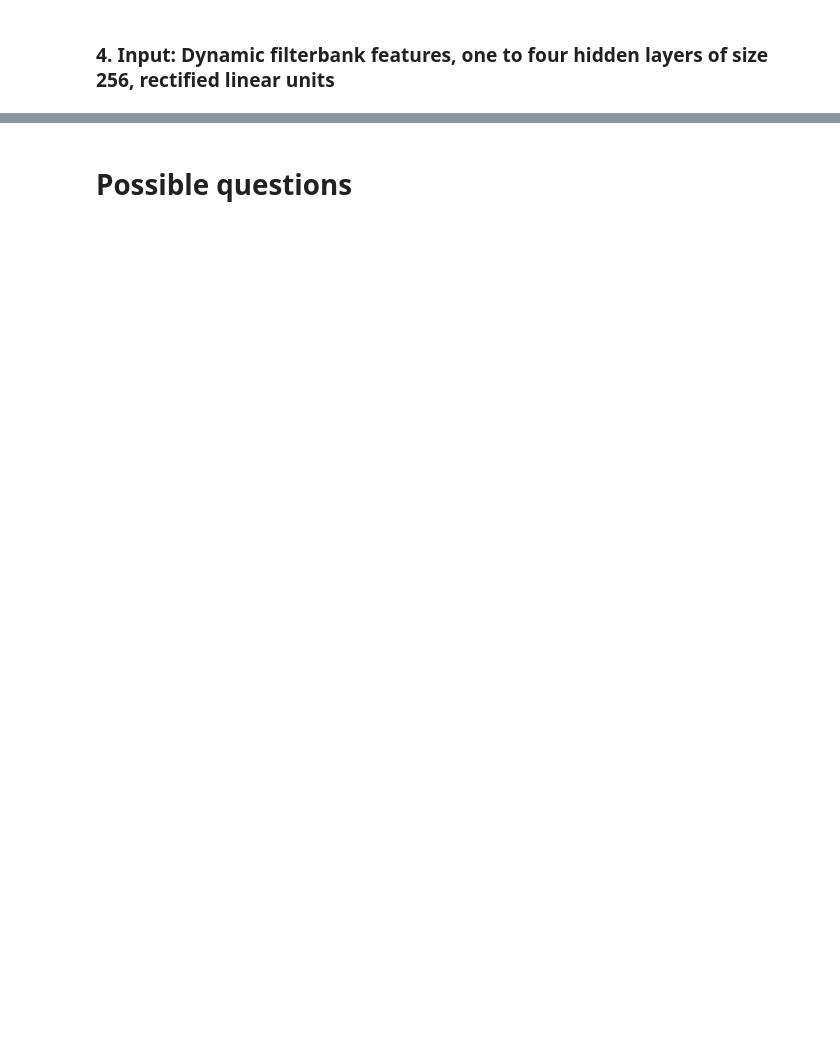
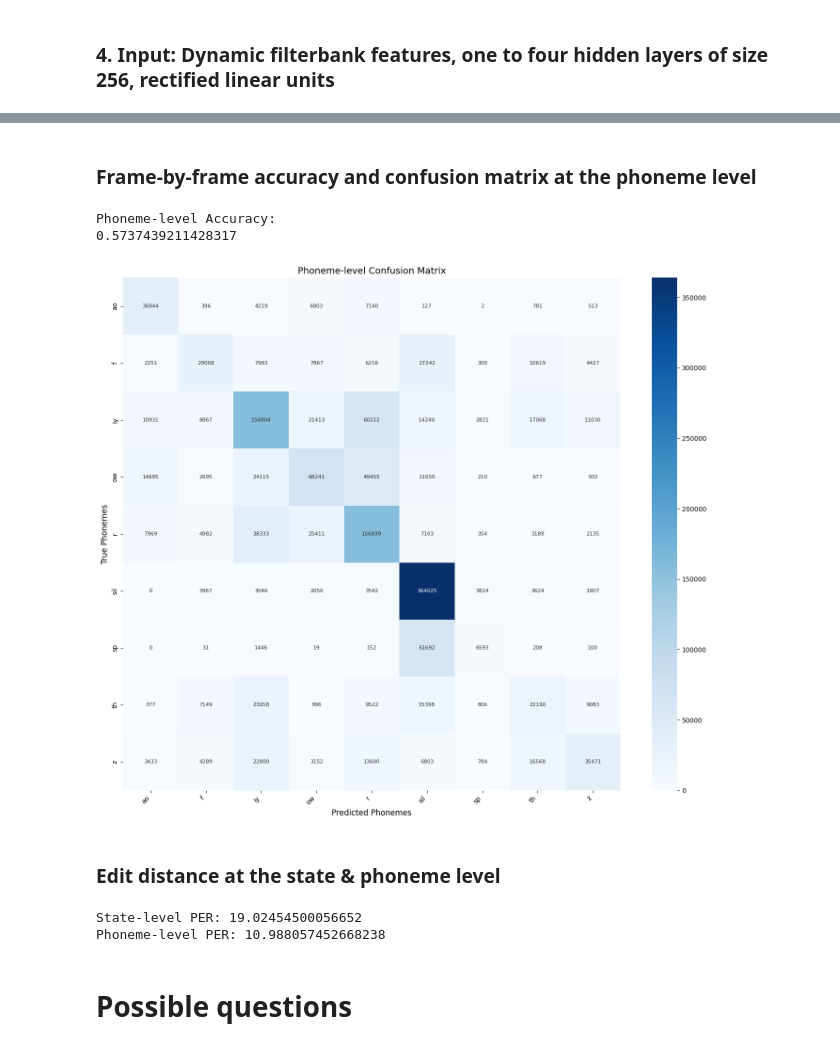
Before and after one commit to didwdidw/DT2119-Speech-and-Speaker-Recognition, a Jupyter notebook: lab3/lab3.ipynb, the cells around one changed output, grey strips where cells are left out. Drawn from its saved outputs; the diff is of its cells as text; code cells hidden in the pictures; blank space fills up the shorter version.

```diff
--- a/lab3/lab3.ipynb
+++ b/lab3/lab3.ipynb
@@ -690,0 +761,62 @@ Test Accuracy: 0.4672
+# %% [markdown]
+### Frame-by-frame accuracy and confusion matrix at the phoneme level
+# %%
+def state_to_phoneme(state_index):
+    state_name = stateList[state_index]
+    phoneme_index = phones.index(state_name.split('_')[0])
+    return phoneme_index
+
+
+phoneme_predictions = [state_to_phoneme(pred) for pred in predicted_indices]
+phoneme_targets = [state_to_phoneme(true) for true in true_indices]
+phoneme_level_accuracy = accuracy_score(phoneme_targets, phoneme_predictions)
+print(f"Phoneme-level Accuracy: \n{phoneme_level_accuracy}\n")
+
+
+all_unique_phoneme_indices = sorted(set(phoneme_predictions + phoneme_targets))
+all_unique_phoneme = [phones[idx] for idx in all_unique_phoneme_indices]
+phone_level_cm = confusion_matrix(phoneme_targets, phoneme_predictions, labels=all_unique_phoneme_indices)
+
+# Plot the confusion matrix
+plt.figure(figsize=(14, 12))
+ax = sns.heatmap(phone_level_cm, annot=True, fmt="d", cmap="Blues",
+                 xticklabels=all_unique_phoneme, yticklabels=all_unique_phoneme, annot_kws={"size": 8})
+plt.xticks(rotation=45, ha="right", fontsize=10)
+plt.yticks(fontsize=10)
+plt.xlabel('Predicted Phonemes', fontsize=12)
+plt.ylabel('True Phonemes', fontsize=12)
+plt.title('Phoneme-level Confusion Matrix', fontsize=14)
+plt.tight_layout()
+plt.show()
+# %% [output]
+Phoneme-level Accuracy:
+0.5737439211428317
+[figure, added]
+# %% [markdown]
+### Edit distance at the state & phoneme level
+# %%
+from itertools import groupby
+from fastdtw import fastdtw
+
+def merge_sequences(seq):
+    return [s for s, _ in groupby(seq)]
+
+merged_pred_states = merge_sequences(predicted_indices)
+merged_true_states = merge_sequences(true_indices)
+
+# To evaluate the performance of speech recognition systems
+# By comparing the predicted sequence to the true sequence using the Dynamic Time Warping (DTW) algorithm
+distance, _ = fastdtw(merged_pred_states, merged_true_states)
+state_per = distance / len(merged_true_states)
+
+merged_pred_phonemes = merge_sequences(phoneme_predictions)
+merged_true_phonemes = merge_sequences(phoneme_targets)
+
+distance_phoneme, _ = fastdtw(merged_pred_phonemes, merged_true_phonemes)
+phoneme_per = distance_phoneme / len(merged_true_phonemes)
+
+print(f"State-level PER: {state_per}")
+print(f"Phoneme-level PER: {phoneme_per}")
+# %% [output]
+State-level PER: 19.02454500056652
+Phoneme-level PER: 10.988057452668238
```
Also changed, not shown: parts of 20 cells of this notebook, 1 other file.
